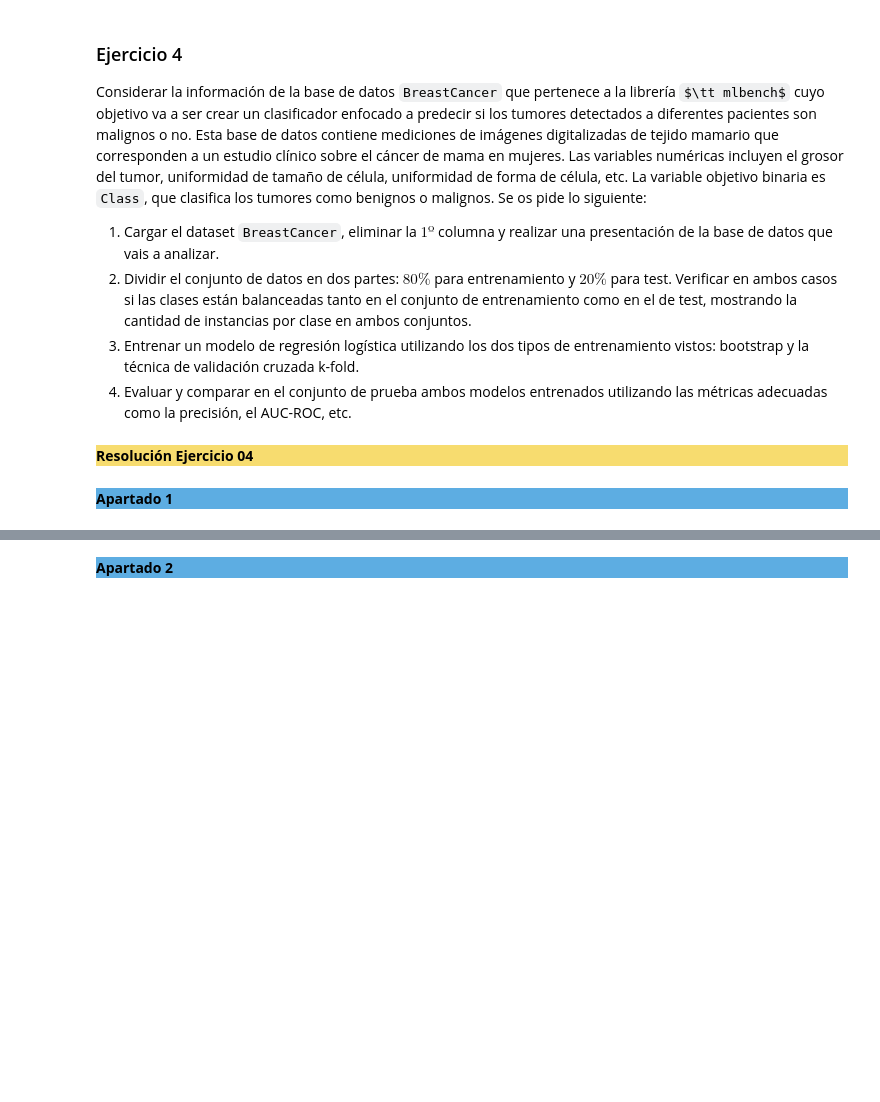
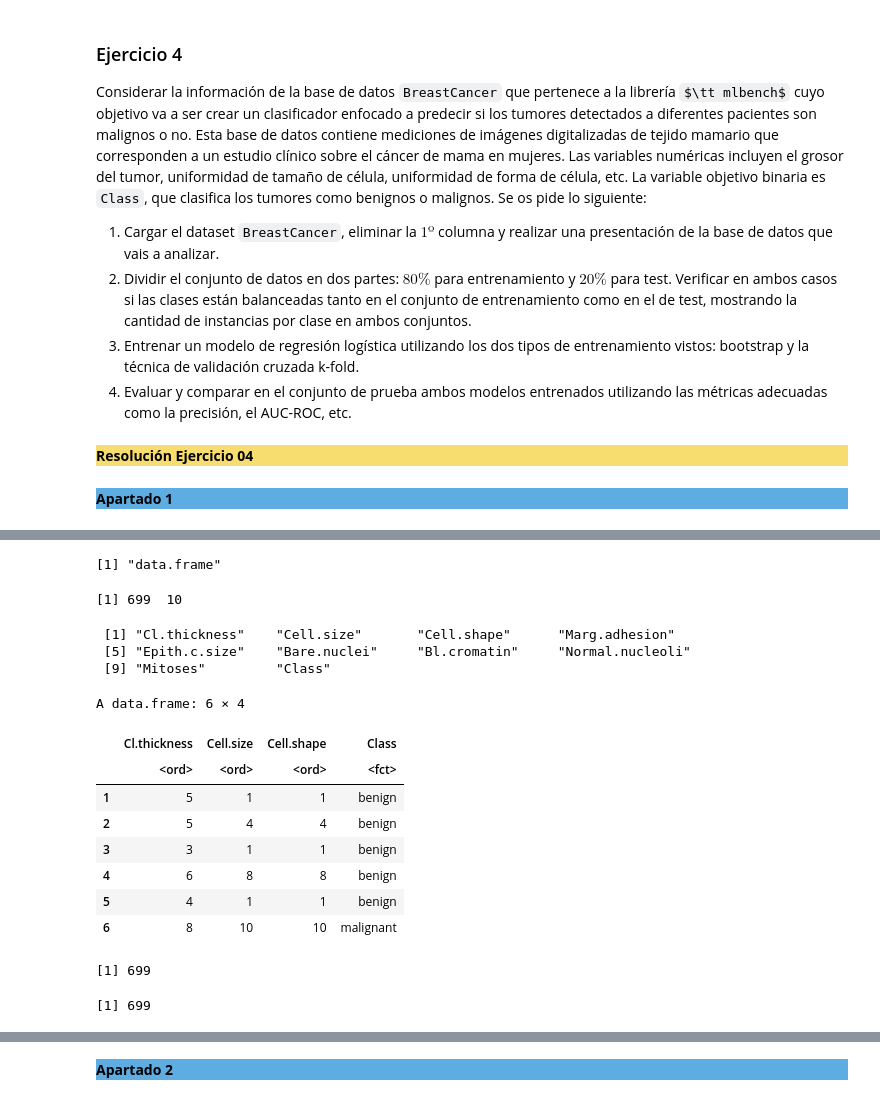
Before and after one commit to Giordano-jpg/Estad-stica, a Jupyter notebook: Lab 4.2 Entrenamiento y evaluación modelos de clasificación.ipynb, the cells around one changed output, grey strips where cells are left out. Cells and saved outputs as stored; diff of their text form; code cells hidden in the pictures; some formulas as TeX source; blank space fills up the shorter version.

```diff
--- a/Lab 4.2 Entrenamiento y evaluación modelos de clasificación.ipynb
+++ b/Lab 4.2 Entrenamiento y evaluación modelos de clasificación.ipynb
@@ -94,0 +184,17 @@ Considerar la información de la base de datos `BreastCancer` que pertenece a la
+# %%
+# Clases de la base de datos 'BreastCancer'
+class(datosn)
+# %% [output]
+[1] "data.frame"
+# %%
+# Dimensiones de la base de datos 'BreastCancer'
+dim(datosn)
+# %% [output]
+[1] 699  10
+# %%
+# Variables de la base de datos 'BreastCancer'
+names(datosn)
+# %% [output]
+ [1] "Cl.thickness"    "Cell.size"       "Cell.shape"      "Marg.adhesion"
+ [5] "Epith.c.size"    "Bare.nuclei"     "Bl.cromatin"     "Normal.nucleoli"
+ [9] "Mitoses"         "Class"
@@ -94,0 +204,13 @@ Considerar la información de la base de datos `BreastCancer` que pertenece a la
+# %%
+# Visualizamos la base de datos seleccionada
+head(zdata)
+# %% [output]
+A data.frame: 6 × 4
+|  | Cl.thickness | Cell.size | Cell.shape | Class |
+|  | <ord> | <ord> | <ord> | <fct> |
+| 1 | 5 | 1 | 1 | benign |
+| 2 | 5 | 4 | 4 | benign |
+| 3 | 3 | 1 | 1 | benign |
+| 4 | 6 | 8 | 8 | benign |
+| 5 | 4 | 1 | 1 | benign |
+| 6 | 8 | 10 | 10 | malignant |
@@ -94,0 +220,7 @@ Considerar la información de la base de datos `BreastCancer` que pertenece a la
+# %%
+# Podemos comprobar si habían datos NA
+nrow(zdata) # Base de datos inicial
+nrow(wdata) # Base de datos tras el na.omit
+# %% [output]
+[1] 699
+[1] 699
```
Also changed, not shown: parts of 19 cells of this notebook.
